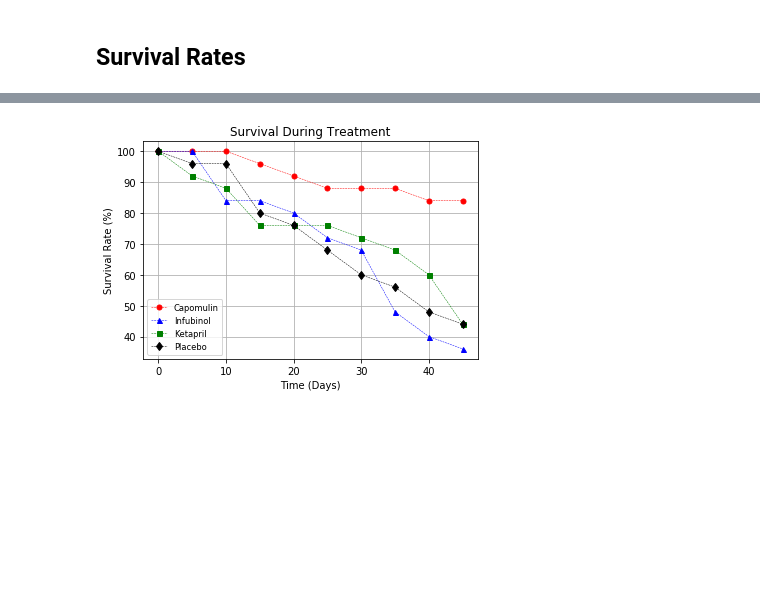
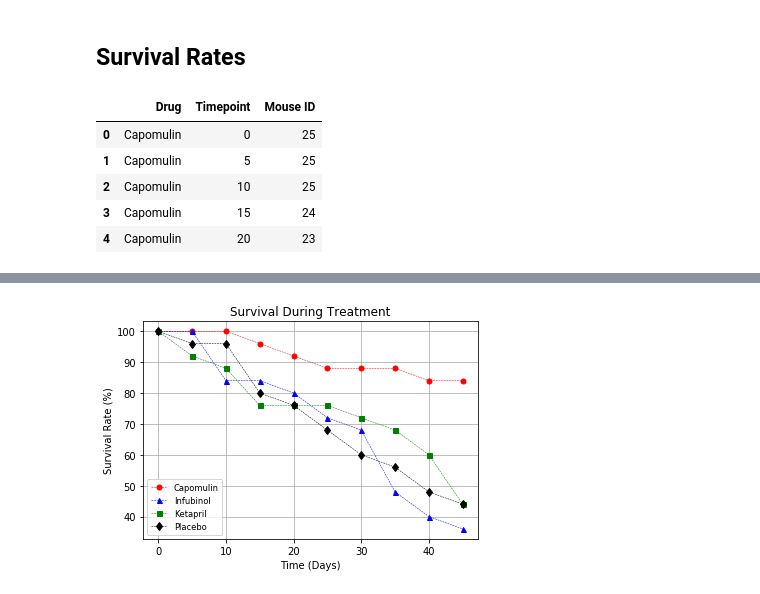
Before and after one commit to JosefinaAureaAmaro/02_Python_Matplotlib, a Jupyter notebook: Pymaceuticals_pymaceuticals_starter.ipynb, the cells around one changed output, grey strips where cells are left out. Cells and saved outputs as stored; diff of their text form; code cells hidden in the pictures; blank space fills up the shorter version.

```diff
--- a/Pymaceuticals_pymaceuticals_starter.ipynb
+++ b/Pymaceuticals_pymaceuticals_starter.ipynb
@@ -178,7 +176,15 @@ plt.show()
 ## Survival Rates
 # %%
 # Store the Count of Mice Grouped by Drug and Timepoint (W can pass any metric)
-
+count_mice_survival_data = df.groupby(['Drug','Timepoint']).agg({'Mouse ID': 'count'}).reset_index()
 # Convert to DataFrame
-
+count_mice_survival_data_df = pd.DataFrame(count_mice_survival_data)
 # Preview DataFrame
+count_mice_survival_data_df.head()
+# %% [output]
+|  | Drug | Timepoint | Mouse ID |
+| 0 | Capomulin | 0 | 25 |
+| 1 | Capomulin | 5 | 25 |
+| 2 | Capomulin | 10 | 25 |
+| 3 | Capomulin | 15 | 24 |
+| 4 | Capomulin | 20 | 23 |
```
Also changed, not shown: parts of 9 cells of this notebook.
